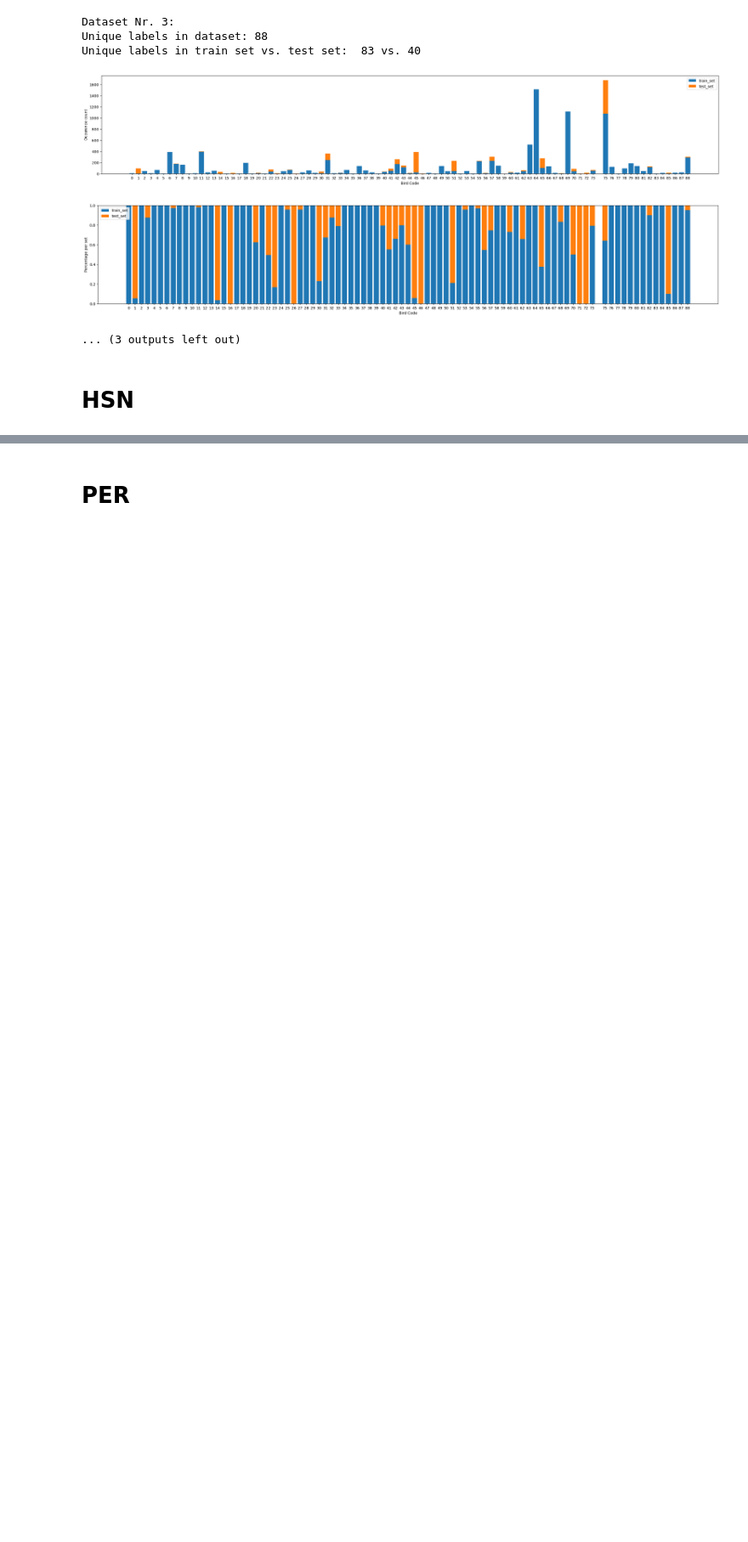
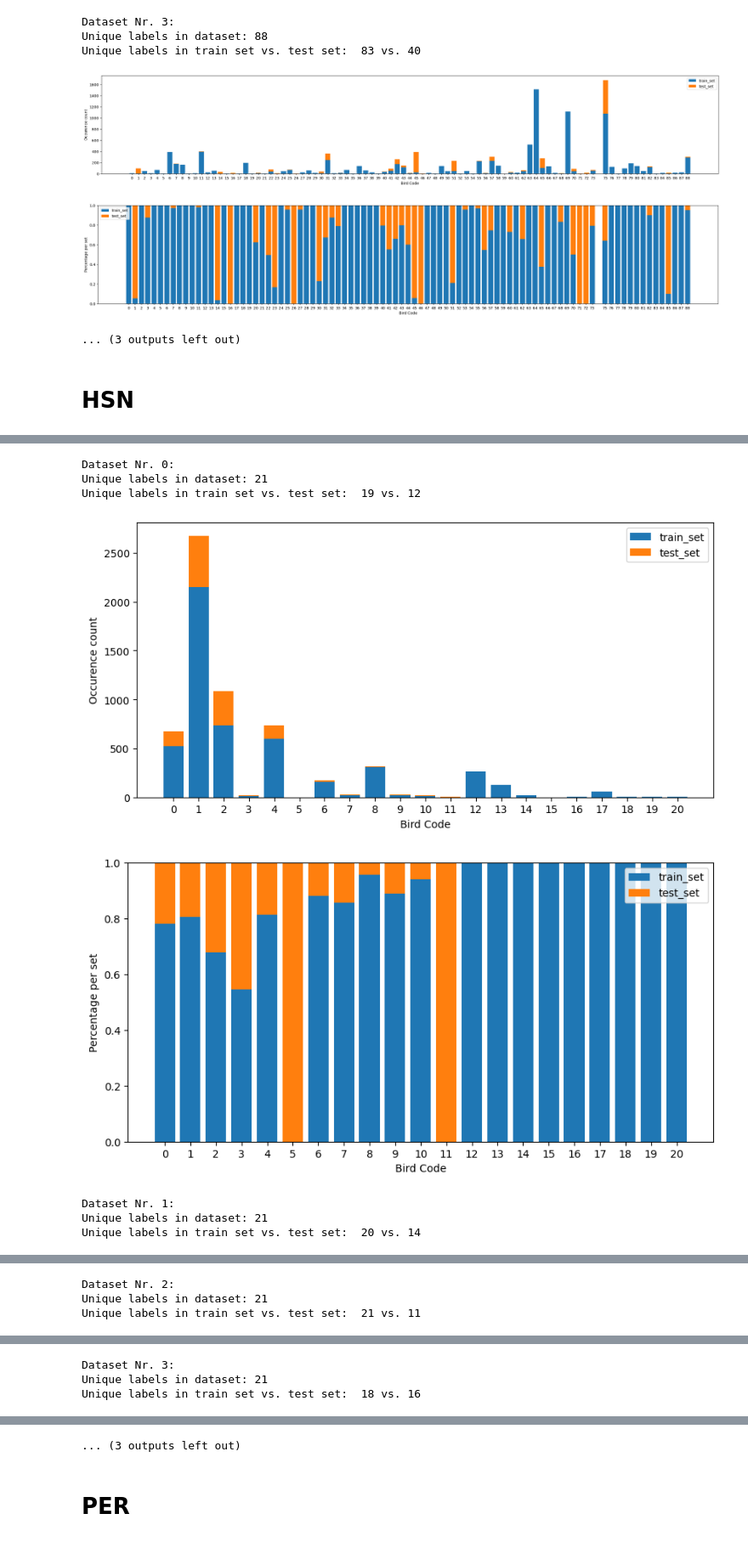
Before and after one commit to DBD-research-group/BirdSet, a Jupyter notebook: notebooks/playground/cross_valid_test_5s_split.ipynb, the cells around one changed output, grey strips where cells are left out. Shown at 85% size. Drawn from its saved outputs; the diff is of its cells as text; code cells hidden in the pictures; blank space fills up the shorter version.

Commit message:
Split all datasets for cross validation and plot stats

```diff
--- a/notebooks/playground/cross_valid_test_5s_split.ipynb
+++ b/notebooks/playground/cross_valid_test_5s_split.ipynb
@@ -92,0 +45,3 @@ d:\Programmierzeugs\BirdSet\data_birdset\HSN_scape\downloads\extracted\2fb6f48b5
+# %%
+hsn_splitting_dataset = get_splitting_dataset("HSN_scape")
+hsn_cross_valid = split_into_k_datasets(hsn_splitting_dataset, 5)
@@ -92,0 +52,15 @@ d:\Programmierzeugs\BirdSet\data_birdset\HSN_scape\downloads\extracted\2fb6f48b5
+# %%
+figwidth = 10
+for i in range(len(hsn_cross_valid)):
+    print(f"Dataset Nr. {i}:")
+    show_multilabel_stats(hsn_cross_valid[i], figwidth)
+    show_multilabel_percentages(hsn_cross_valid[i], figwidth)
+# %% [output]
+Dataset Nr. 0:
+Unique labels in dataset: 21
+Unique labels in train set vs. test set:  19 vs. 12
+[figure, added]
+[figure, added]
+Dataset Nr. 1:
+Unique labels in dataset: 21
+Unique labels in train set vs. test set:  20 vs. 14
@@ -92,0 +69,3 @@ d:\Programmierzeugs\BirdSet\data_birdset\HSN_scape\downloads\extracted\2fb6f48b5
+Dataset Nr. 2:
+Unique labels in dataset: 21
+Unique labels in train set vs. test set:  21 vs. 11
@@ -92,0 +74,3 @@ d:\Programmierzeugs\BirdSet\data_birdset\HSN_scape\downloads\extracted\2fb6f48b5
+Dataset Nr. 3:
+Unique labels in dataset: 21
+Unique labels in train set vs. test set:  18 vs. 16
@@ -93,2 +79,3 @@ d:\Programmierzeugs\BirdSet\data_birdset\HSN_scape\downloads\extracted\2fb6f48b5
+... (3 outputs left out)
 # %% [markdown]
 # PER
```
Also changed, not shown: parts of 29 cells of this notebook.
